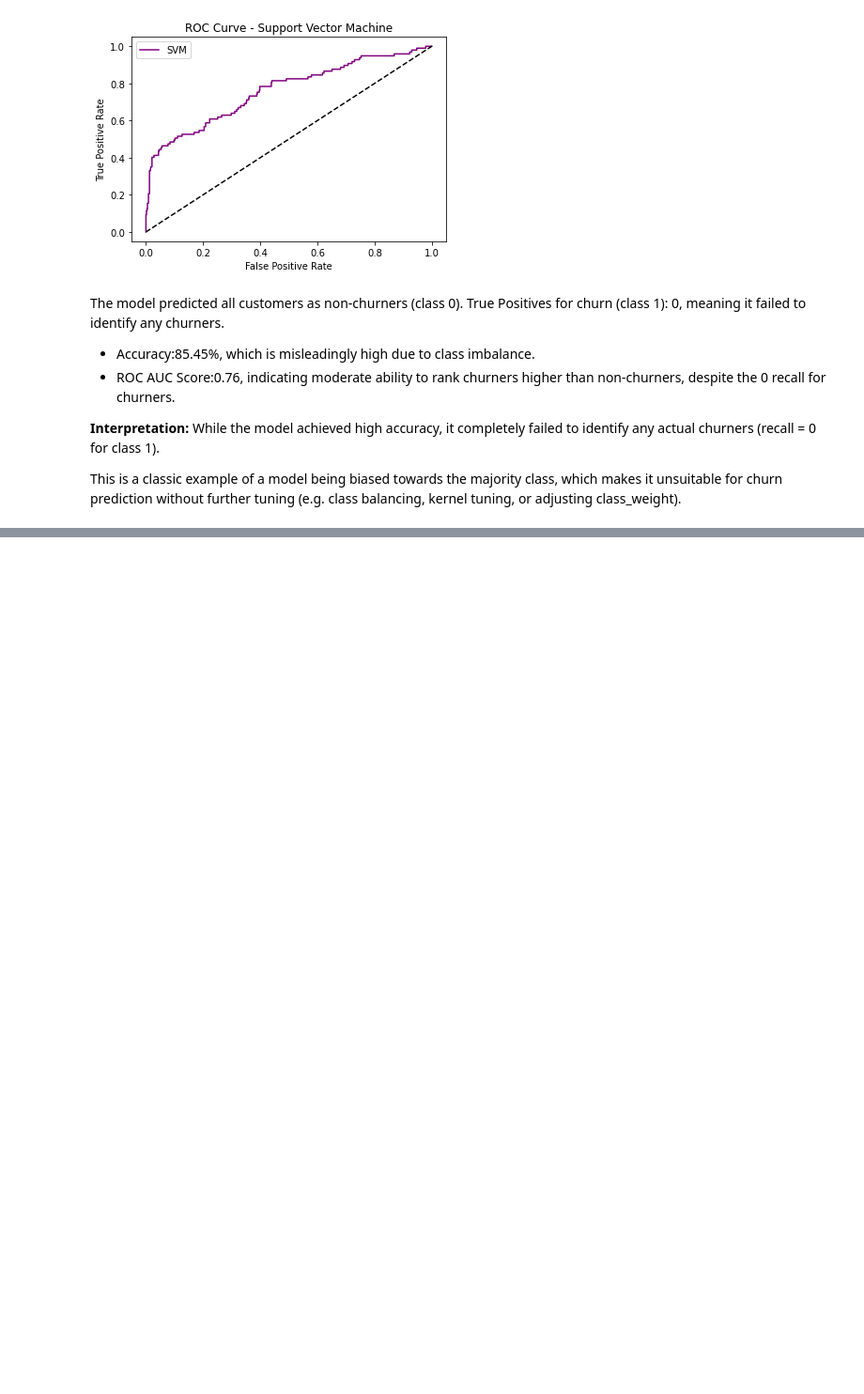
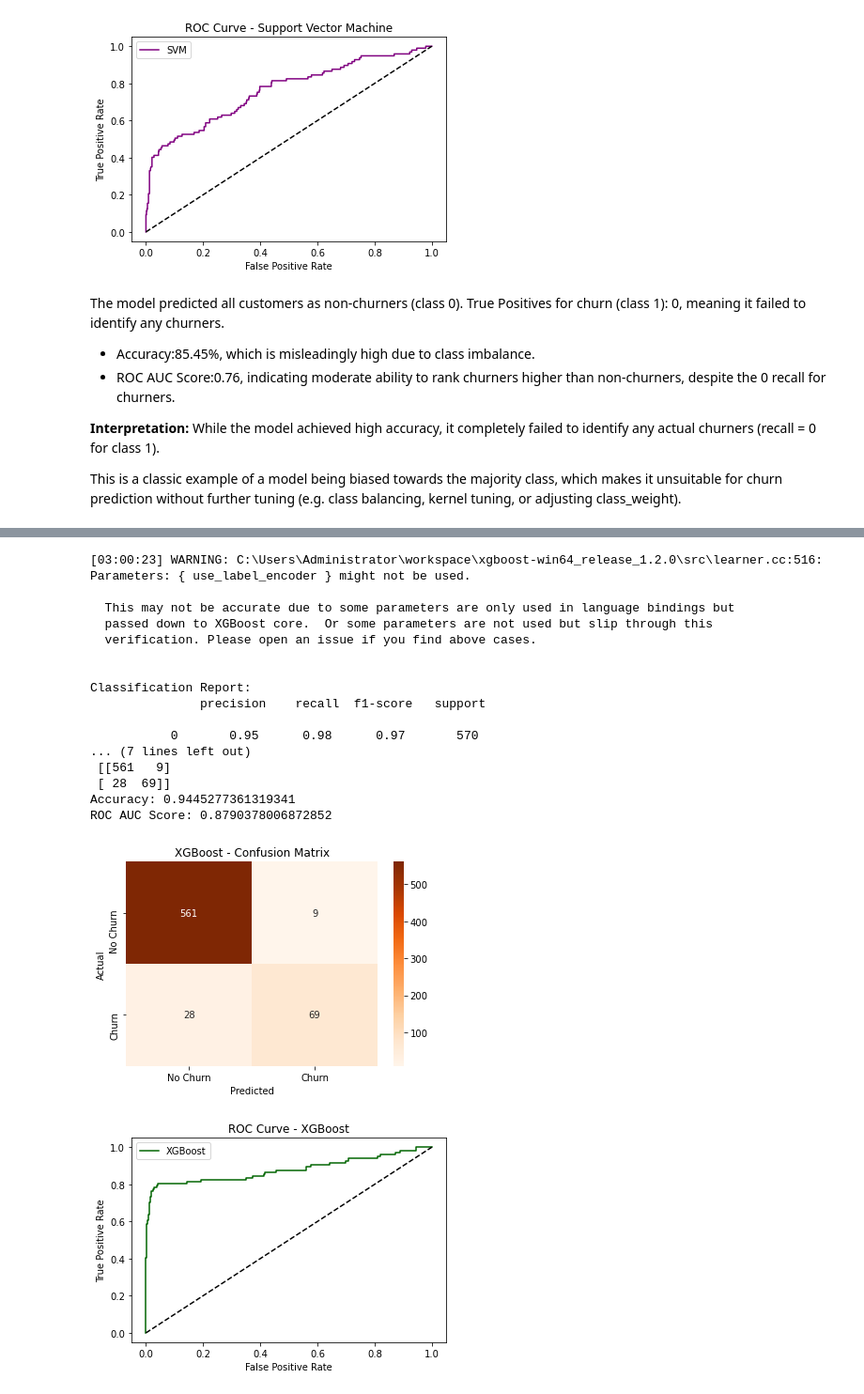
Before and after one commit to HellenDianaNjeri/SyriaTel-Customer-Churn, a Jupyter notebook: notebooks/SyriaTel Customer Churn.ipynb, the cells around one changed output, grey strips where cells are left out. Shown: that part at 94% size. Saved outputs shown, nothing was run; the diff lists cells and outputs as text; code cells hidden in the pictures; blank space fills up the shorter version.

Commit message:
Add XGBoost classifier for churn prediction with improved recall and AUC

```diff
--- a/notebooks/SyriaTel Customer Churn.ipynb
+++ b/notebooks/SyriaTel Customer Churn.ipynb
@@ -1013,0 +1019,57 @@ This is a classic example of a model being biased towards the majority class, wh
+# %%
+from xgboost import XGBClassifier
+from sklearn.metrics import classification_report, confusion_matrix, accuracy_score, roc_auc_score, roc_curve
+import matplotlib.pyplot as plt
+import seaborn as sns
+
+# Initialize and train the XGBoost model
+xgb_model = XGBClassifier(use_label_encoder=False, eval_metric='logloss', random_state=42)
+xgb_model.fit(X_train, y_train)
+
+# Make predictions
+y_pred_xgb = xgb_model.predict(X_test)
+y_proba_xgb = xgb_model.predict_proba(X_test)[:, 1]
+
+# Evaluation metrics
+print("Classification Report:\n", classification_report(y_test, y_pred_xgb))
+print("Confusion Matrix:\n", confusion_matrix(y_test, y_pred_xgb))
+print("Accuracy:", accuracy_score(y_test, y_pred_xgb))
+print("ROC AUC Score:", roc_auc_score(y_test, y_proba_xgb))
+
+# Plot confusion matrix
+plt.figure(figsize=(6,4))
+sns.heatmap(confusion_matrix(y_test, y_pred_xgb), annot=True, fmt='d', cmap='Oranges', xticklabels=['No Churn', 'Churn'], yticklabels=['No Churn', 'Churn'])
+plt.xlabel('Predicted')
+plt.ylabel('Actual')
+plt.title('XGBoost - Confusion Matrix')
+plt.show()
+
+# Plot ROC curve
+fpr, tpr, thresholds = roc_curve(y_test, y_proba_xgb)
+plt.plot(fpr, tpr, label='XGBoost', color='darkgreen')
+plt.plot([0, 1], [0, 1], 'k--')
+plt.title('ROC Curve - XGBoost')
+plt.xlabel('False Positive Rate')
+plt.ylabel('True Positive Rate')
+plt.legend()
+plt.show()
+# %% [output]
+[03:00:23] WARNING: C:\Users\Administrator\workspace\xgboost-win64_release_1.2.0\src\learner.cc:516:
+Parameters: { use_label_encoder } might not be used.
+
+  This may not be accurate due to some parameters are only used in language bindings but
+  passed down to XGBoost core.  Or some parameters are not used but slip through this
+  verification. Please open an issue if you find above cases.
+
+
+Classification Report:
+               precision    recall  f1-score   support
+
+           0       0.95      0.98      0.97       570
+... (7 lines left out)
+ [[561   9]
+ [ 28  69]]
+Accuracy: 0.9445277361319341
+ROC AUC Score: 0.8790378006872852
+[figure, added]
+[figure, added]
```
Also changed, not shown: parts of 2 cells of this notebook.
